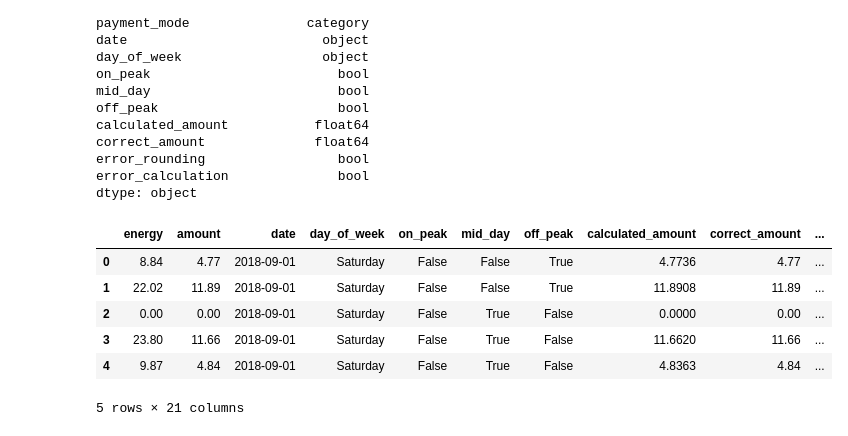
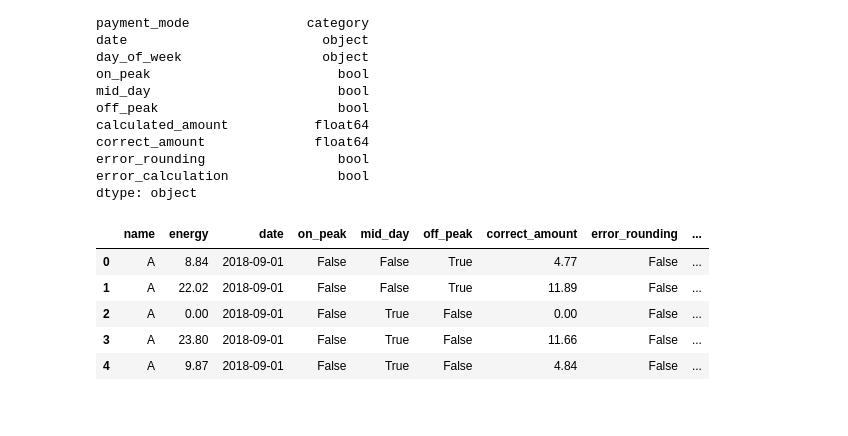
Before and after one commit to HACC2019/garys-best, a Jupyter notebook: eda/eda.ipynb, the cells around one changed output. Cells and saved outputs as stored; diff of their text form; code cells hidden in the pictures.

```diff
--- a/eda/eda.ipynb
+++ b/eda/eda.ipynb
@@ -254,29 +245,28 @@ error_calculation              bool
 dtype: object
 # %%
 preproc_df = df.join(pd.get_dummies(df.select_dtypes('category')))
-preproc_df = preproc_df.join(pd.get_dummies(df['name']))
+# preproc_df = preproc_df.join(pd.get_dummies(df['name']))
 
 # Drop original categorical columns in favor of the "One Hot Encoding"
 preproc_df = preproc_df.drop(df.select_dtypes('category'), axis=1)
 # preproc_df['start_time'] = pd.to_timedelta(preproc_df['start_time'])
 # preproc_df['end_time'] = pd.to_timedelta(preproc_df['end_time'])
 # preproc_df['correct_duration'] = preproc_df['end_time'].dt.total_seconds() - preproc_df['start_time'].dt.total_seconds()
 
 def get_sec(time_str):
     """Get Seconds from time."""
     h, m, s = time_str.split(':')
     return int(h) * 3600 + int(m) * 60 + int(s)
 
 preproc_df['correct_duration'] = preproc_df['duration'].apply(lambda x: get_sec(x))
 
-preproc_df = preproc_df.drop(['name', 'id', 'start_time', 'end_time', 'duration'], axis=1)
+preproc_df = preproc_df.drop(['id', 'start_time', 'end_time', 'duration', 'amount', 'calculated_amount', 'day_of_week'], axis=1)
 
 preproc_df.head()
 # %% [output]
-|  | energy | amount | date | day_of_week | on_peak | mid_day | off_peak | calculated_amount | correct_amount | ... |
-| 0 | 8.84 | 4.77 | 2018-09-01 | Saturday | False | False | True | 4.7736 | 4.77 | ... |
-| 1 | 22.02 | 11.89 | 2018-09-01 | Saturday | False | False | True | 11.8908 | 11.89 | ... |
-| 2 | 0.00 | 0.00 | 2018-09-01 | Saturday | False | True | False | 0.0000 | 0.00 | ... |
-| 3 | 23.80 | 11.66 | 2018-09-01 | Saturday | False | True | False | 11.6620 | 11.66 | ... |
-| 4 | 9.87 | 4.84 | 2018-09-01 | Saturday | False | True | False | 4.8363 | 4.84 | ... |
+|  | name | energy | date | on_peak | mid_day | off_peak | correct_amount | error_rounding | ... |
+| 0 | A | 8.84 | 2018-09-01 | False | False | True | 4.77 | False | ... |
+| 1 | A | 22.02 | 2018-09-01 | False | False | True | 11.89 | False | ... |
+| 2 | A | 0.00 | 2018-09-01 | False | True | False | 0.00 | False | ... |
+| 3 | A | 23.80 | 2018-09-01 | False | True | False | 11.66 | False | ... |
+| 4 | A | 9.87 | 2018-09-01 | False | True | False | 4.84 | False | ... |
-5 rows × 21 columns
```
Also changed, not shown: parts of 22 cells of this notebook, 4 other files.
